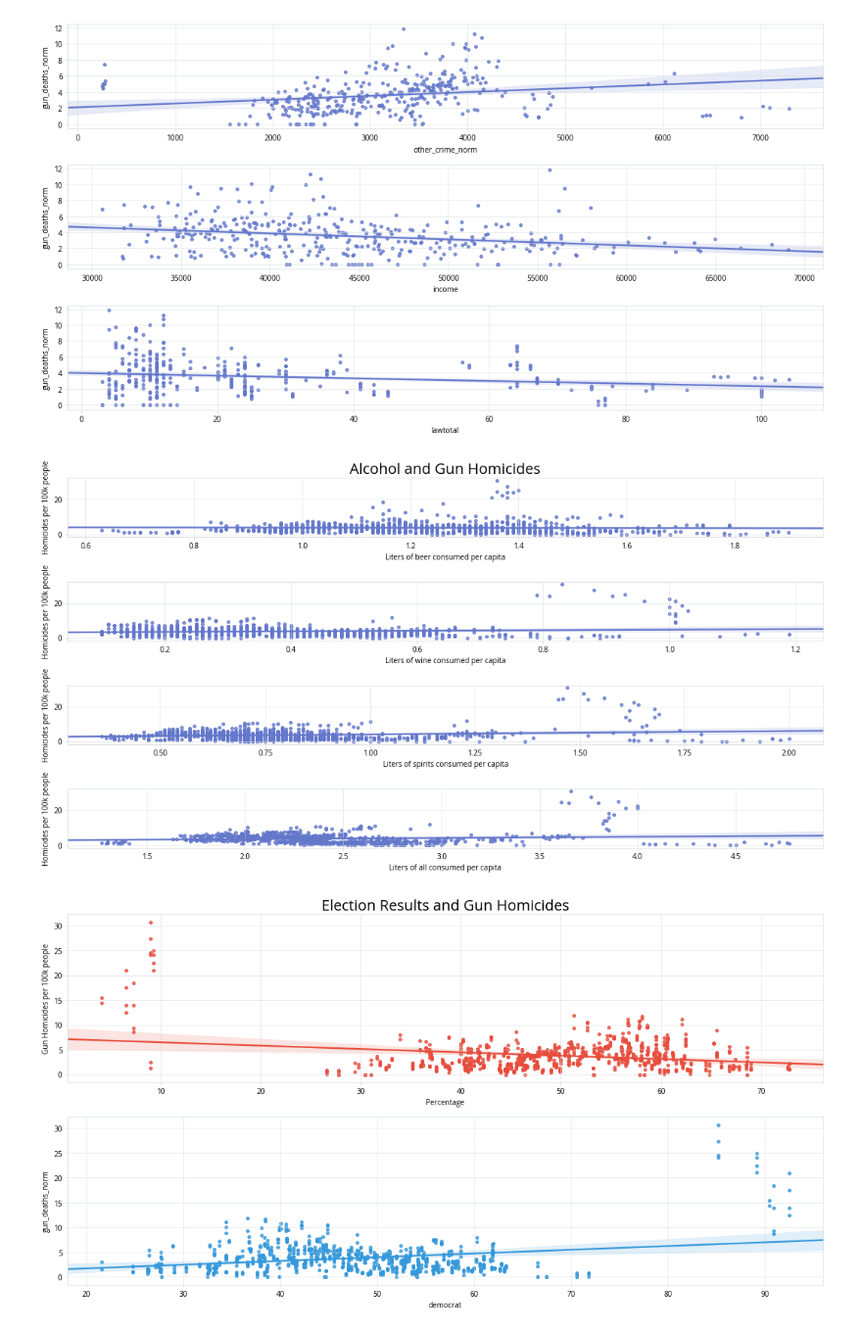
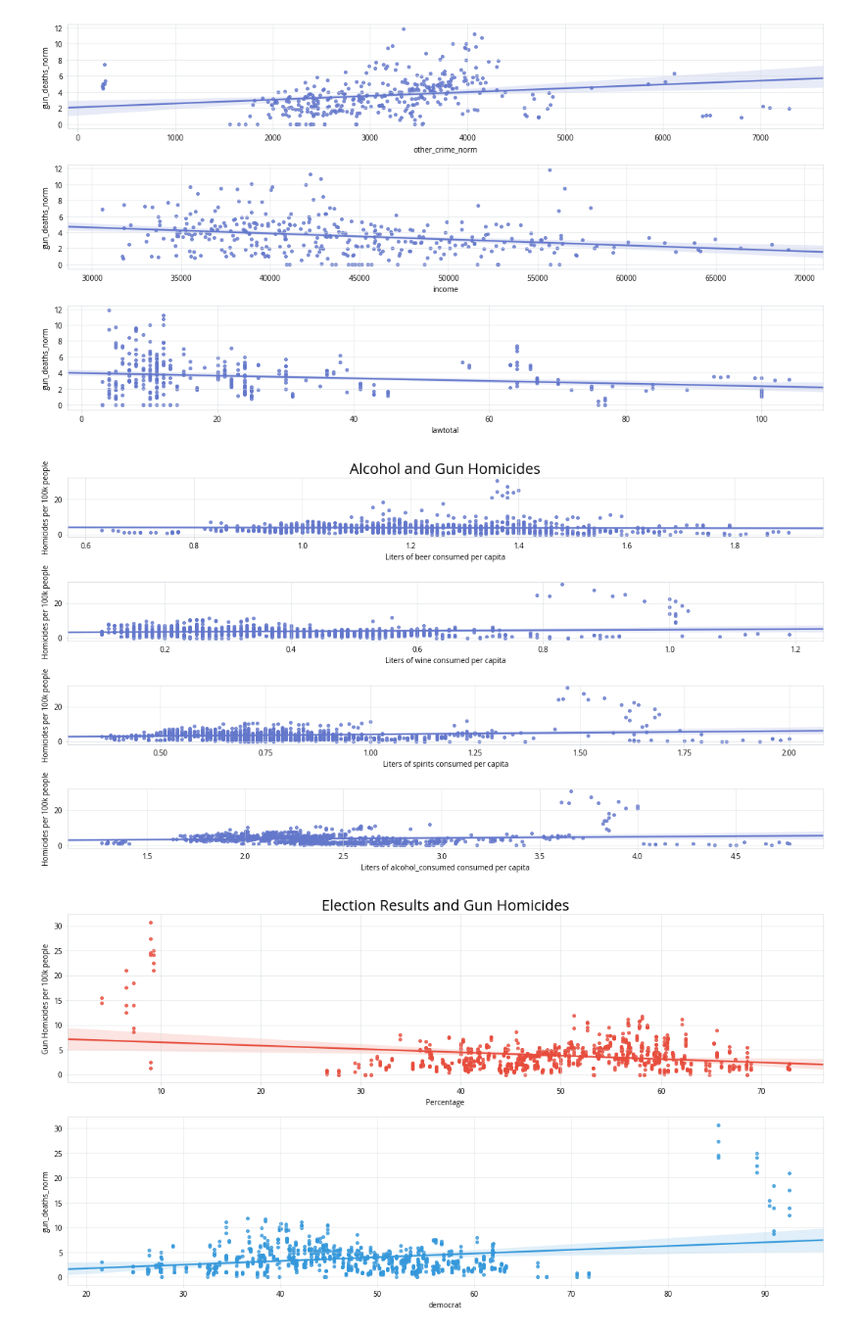
Before and after one commit to jonathanshuai/springboard-capstone1, a Jupyter notebook: visualization.ipynb, the cells around one changed output. Shown at 98% size. Cells and saved outputs as stored; diff of their text form; code cells hidden in the pictures.

```diff
--- a/visualization.ipynb
+++ b/visualization.ipynb
@@ -251,24 +254,24 @@ plt.show()
 [figure]
 # %%
 # Plot gun deaths as they relate to alcohol consumption
-to_plot = ['beer', 'wine', 'spirits', 'all']
+to_plot = ['beer', 'wine', 'spirits', 'alcohol_consumed']
 n_items = len(to_plot)
 
 temp_df = annual_df[to_plot + ['gun_deaths_norm']].dropna()
 
 for i, column in enumerate(to_plot):
     plt.subplot(n_items, 1, i + 1)
     sns.regplot(temp_df[column], temp_df['gun_deaths_norm'])
     plt.ylabel('Homicides per 100k people')
     plt.xlabel('Liters of {} consumed per capita'.format(column))
     apply_styling()
 
 plt.subplot(n_items, 1, 1)
 plt.title('Alcohol and Gun Homicides', size=20)
 plt.tight_layout()
 plt.show()
 # %% [output]
-[figure, old version]
+[figure, new version]
 # %%
 # Plot gun violence as it relates to election results
 # Republican
```
Also changed, not shown: parts of 7 cells of this notebook, 10 other files.
